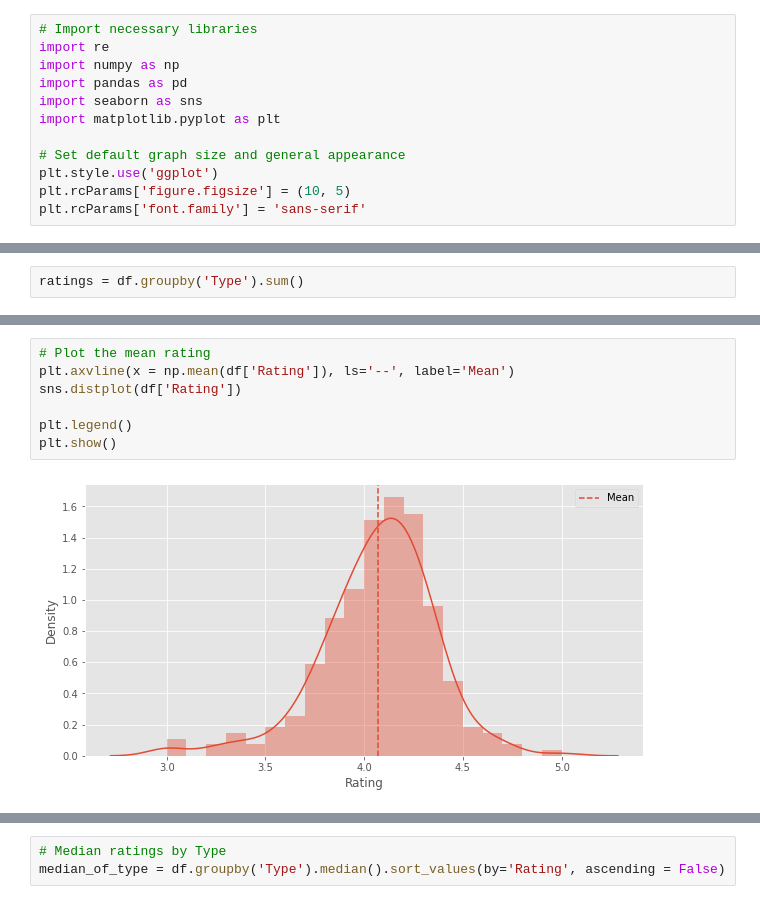
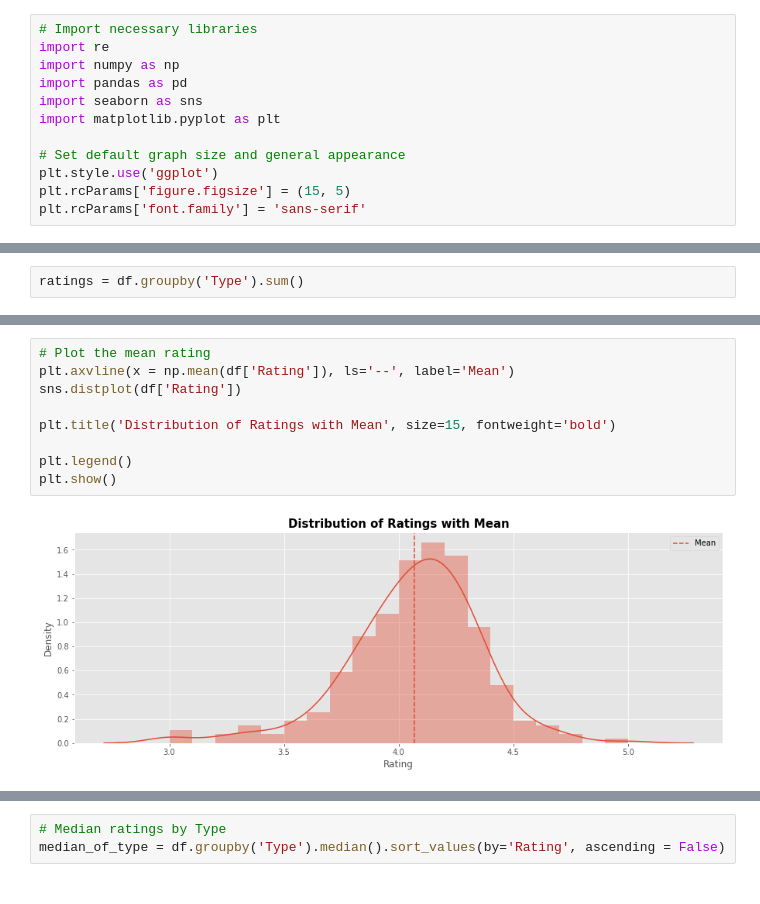
Before and after one commit to codeofarmour/prog_books_da_project, a Jupyter notebook: Books_About_Programming.ipynb, the cells around one changed output, grey strips where cells are left out. Cells and saved outputs as stored; diff of their text form.

```diff
--- a/Books_About_Programming.ipynb
+++ b/Books_About_Programming.ipynb
@@ -15,7 +13,7 @@ import matplotlib.pyplot as plt
 
 # Set default graph size and general appearance
 plt.style.use('ggplot')
-plt.rcParams['figure.figsize'] = (10, 5)
+plt.rcParams['figure.figsize'] = (15, 5)
 plt.rcParams['font.family'] = 'sans-serif'
 # %%
 # Import dataset and store it as a pandas dataframe
@@ -147,12 +145,14 @@ plt.show()
 # %%
 # Plot the mean rating
 plt.axvline(x = np.mean(df['Rating']), ls='--', label='Mean')
 sns.distplot(df['Rating'])
 
+plt.title('Distribution of Ratings with Mean', size=15, fontweight='bold')
+
 plt.legend()
 plt.show()
 # %% [output]
-[figure, old version]
+[figure, new version]
 # %%
 # Plot the mean rating by Type
 mean_of_type = df.groupby('Type').mean().sort_values(by='Rating', ascending = False)
```
Also changed, not shown: parts of 15 cells of this notebook.
